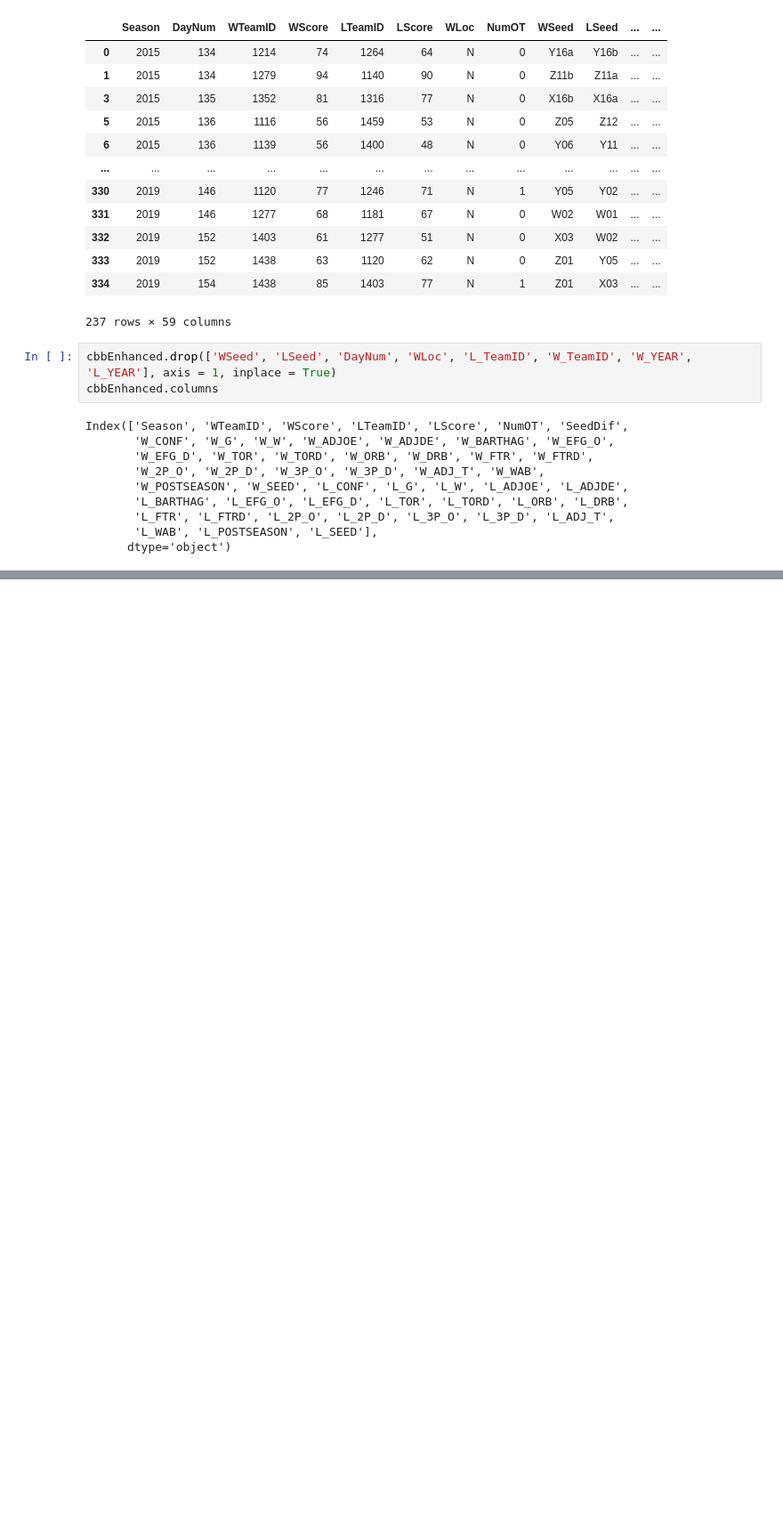
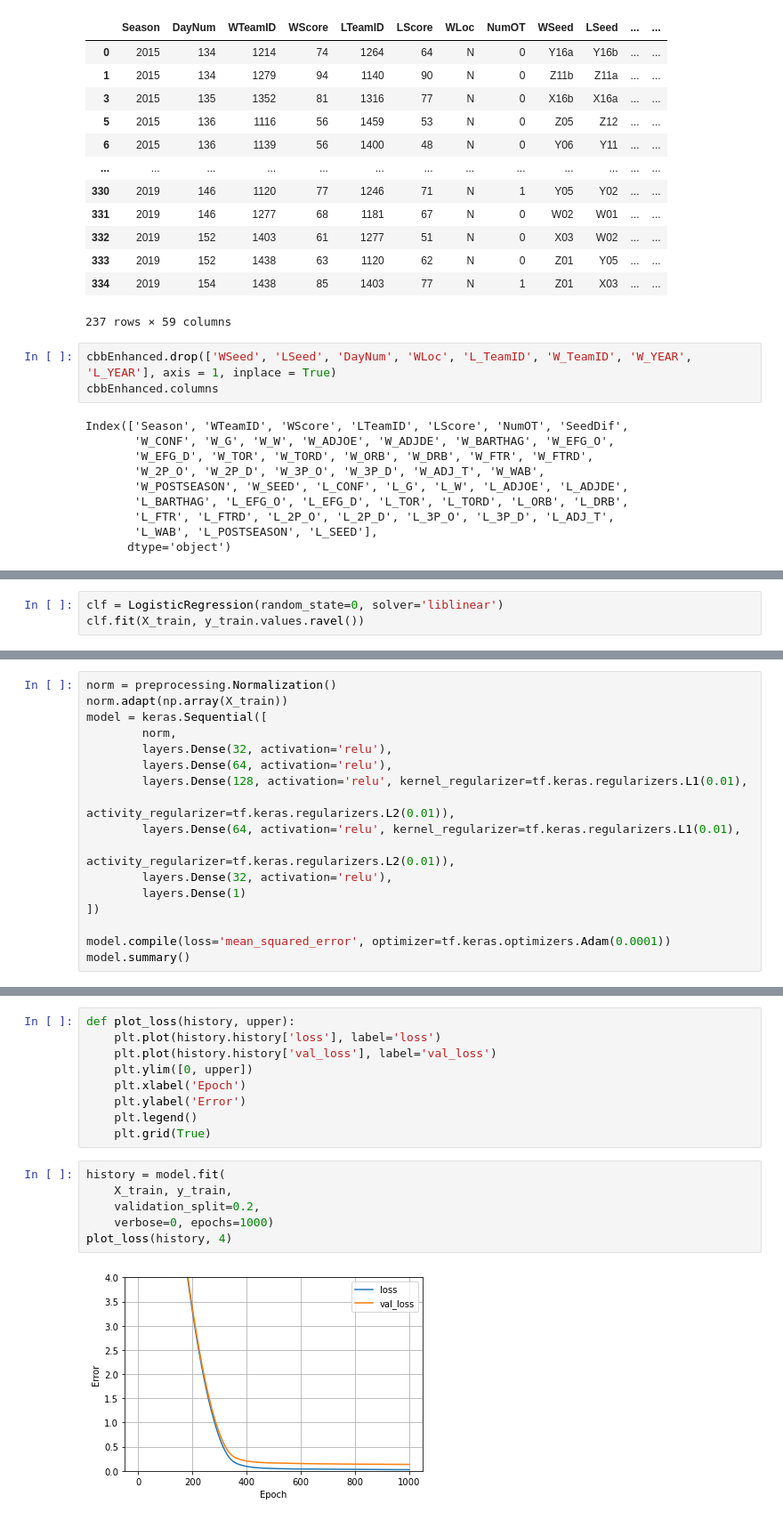
Before and after one commit to maxwnewcomer/minneMUDAC2021, a Jupyter notebook: analysis.ipynb, the cells around one changed output, grey strips where cells are left out. Shown at 89% size. Drawn from its saved outputs; the diff is of its cells as text; blank space fills up the shorter version.

Commit message:
modeling!!!

```diff
--- a/analysis.ipynb
+++ b/analysis.ipynb
@@ -327,0 +343,3 @@ randomdf
+# %%
+clf = LogisticRegression(random_state=0, solver='liblinear')
+clf.fit(X_train, y_train.values.ravel())
@@ -327,0 +361,17 @@ randomdf
+# %%
+norm = preprocessing.Normalization()
+norm.adapt(np.array(X_train))
+model = keras.Sequential([
+        norm,
+        layers.Dense(32, activation='relu'),
+        layers.Dense(64, activation='relu'),
+        layers.Dense(128, activation='relu', kernel_regularizer=tf.keras.regularizers.L1(0.01),
+                                            activity_regularizer=tf.keras.regularizers.L2(0.01)),
+        layers.Dense(64, activation='relu', kernel_regularizer=tf.keras.regularizers.L1(0.01),
+                                            activity_regularizer=tf.keras.regularizers.L2(0.01)),
+        layers.Dense(32, activation='relu'),
+        layers.Dense(1)
+])
+
+model.compile(loss='mean_squared_error', optimizer=tf.keras.optimizers.Adam(0.0001))
+model.summary()
@@ -327,0 +396,17 @@ randomdf
+# %%
+def plot_loss(history, upper):
+    plt.plot(history.history['loss'], label='loss')
+    plt.plot(history.history['val_loss'], label='val_loss')
+    plt.ylim([0, upper])
+    plt.xlabel('Epoch')
+    plt.ylabel('Error')
+    plt.legend()
+    plt.grid(True)
+# %%
+history = model.fit(
+    X_train, y_train,
+    validation_split=0.2,
+    verbose=0, epochs=1000)
+plot_loss(history, 4)
+# %% [output]
+[figure, added]
```
Also changed, not shown: parts of 19 cells of this notebook.
